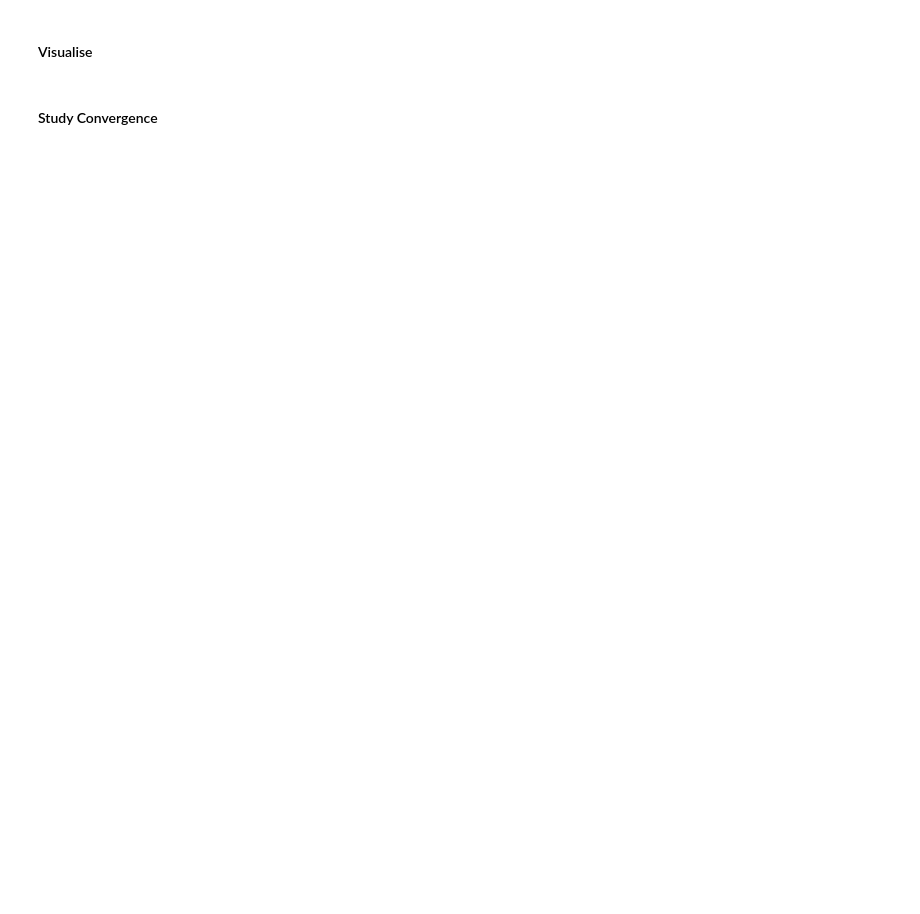
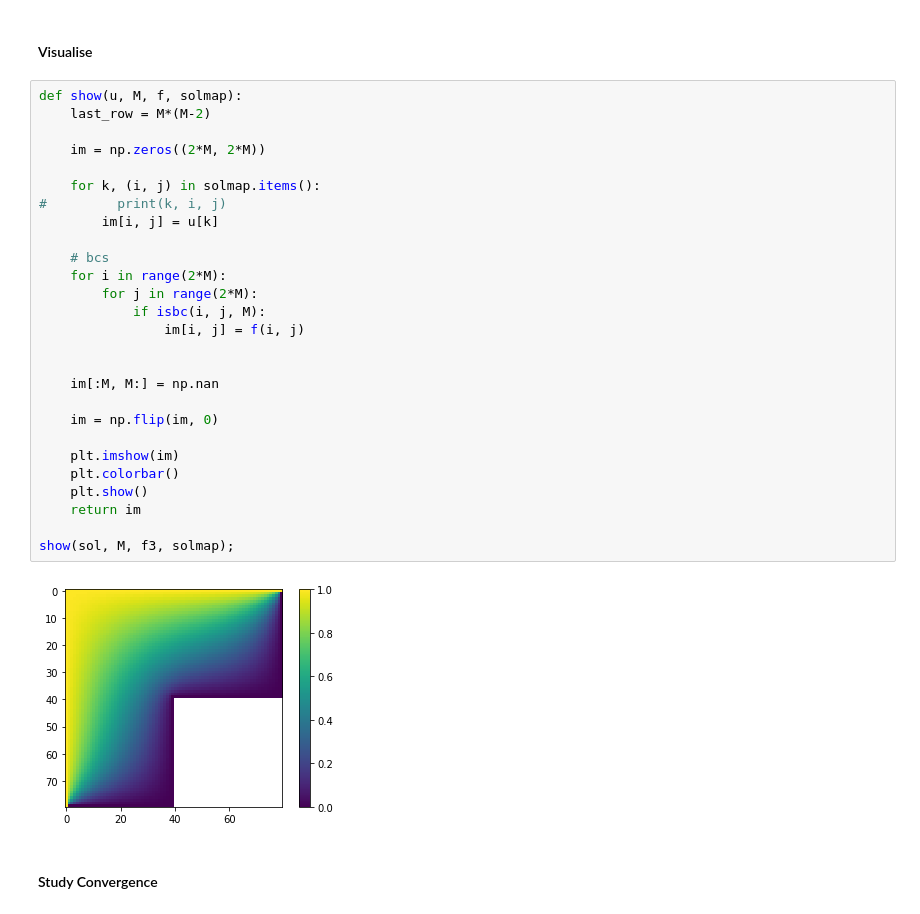
Before and after one commit to sheeshee/High-Performance-Computing-Coursework, a Jupyter notebook: Assignment 3/Assignment 3 Submission.ipynb, the cells around one changed output. Cells and saved outputs as stored; diff of their text form; blank space fills up the shorter version.

```diff
--- a/Assignment 3/Assignment 3 Submission.ipynb
+++ b/Assignment 3/Assignment 3 Submission.ipynb
@@ -67,4 +736,33 @@ $$
 # %% [markdown]
 #### Visualise
+# %%
+def show(u, M, f, solmap):
+    last_row = M*(M-2)
+
+    im = np.zeros((2*M, 2*M))
+
+    for k, (i, j) in solmap.items():
+#         print(k, i, j)
+        im[i, j] = u[k]
+
+    # bcs
+    for i in range(2*M):
+        for j in range(2*M):
+            if isbc(i, j, M):
+                im[i, j] = f(i, j)
+
+
+    im[:M, M:] = np.nan
+
+    im = np.flip(im, 0)
+
+    plt.imshow(im)
+    plt.colorbar()
+    plt.show()
+    return im
+
+show(sol, M, f3, solmap);
+# %% [output]
+[figure, added]
 # %% [markdown]
 #### Study Convergence
```
Also changed, not shown: parts of 11 cells of this notebook, 5 other files.
